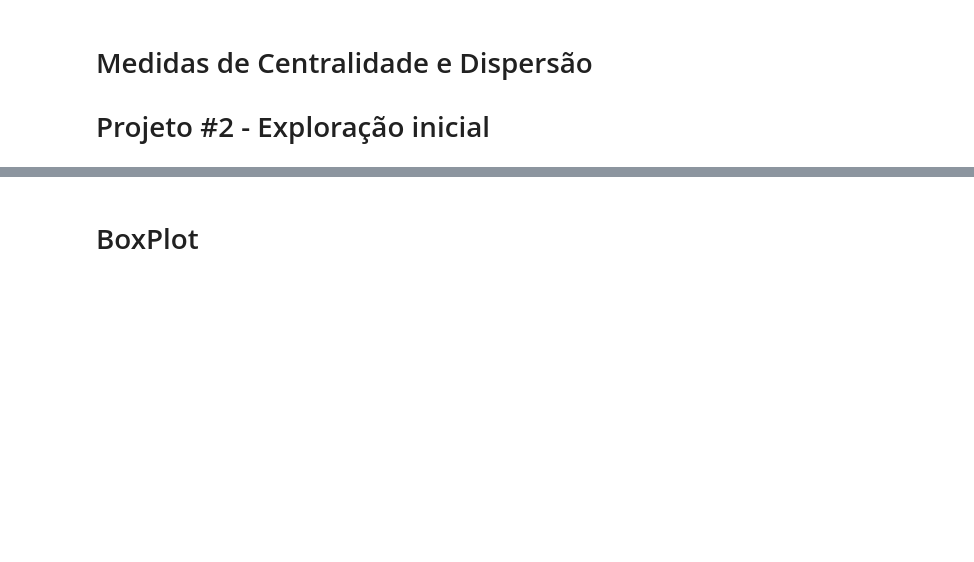
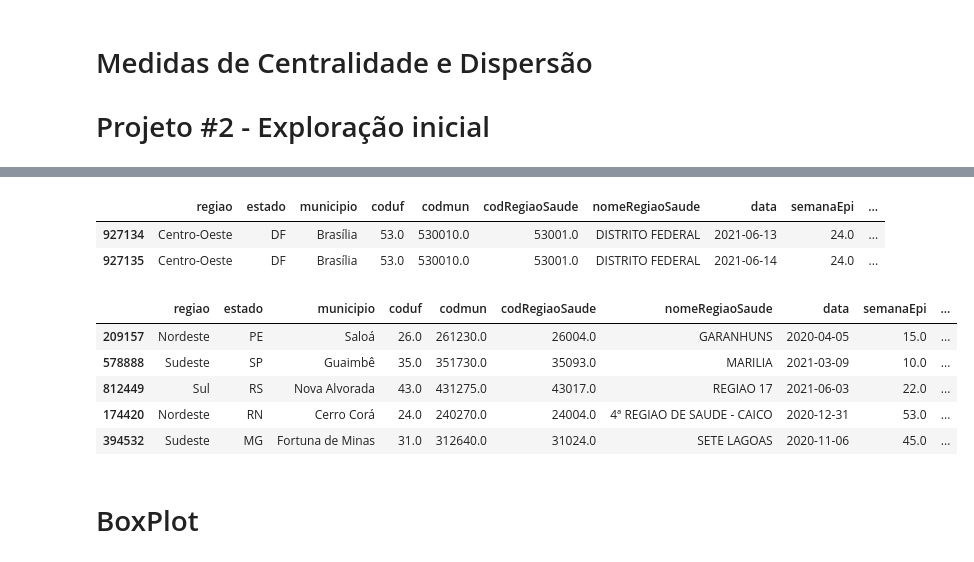
Before and after one commit to Rosicleide45/Projeto_ICD, a Jupyter notebook: Boletim_Covid-checkpoint.ipynb, the cells around one changed output, grey strips where cells are left out. Saved outputs shown, nothing was run; the diff lists cells and outputs as text; code cells hidden in the pictures; blank space fills up the shorter version.

```diff
--- a/Boletim_Covid-checkpoint.ipynb
+++ b/Boletim_Covid-checkpoint.ipynb
@@ -131,3 +153,20 @@ Desvio Padrão = 2953.68
+# %%
+# linhas finais
+df_casos.tail(2)
+# %% [output]
+|  | regiao | estado | municipio | coduf | codmun | codRegiaoSaude | nomeRegiaoSaude | data | semanaEpi | ... |
+| 927134 | Centro-Oeste | DF | Brasília | 53.0 | 530010.0 | 53001.0 | DISTRITO FEDERAL | 2021-06-13 | 24.0 | ... |
+| 927135 | Centro-Oeste | DF | Brasília | 53.0 | 530010.0 | 53001.0 | DISTRITO FEDERAL | 2021-06-14 | 24.0 | ... |
+# %%
+#linhas aleatorias do datafre
+df_casos.sample(5)
+# %% [output]
+|  | regiao | estado | municipio | coduf | codmun | codRegiaoSaude | nomeRegiaoSaude | data | semanaEpi | ... |
+| 209157 | Nordeste | PE | Saloá | 26.0 | 261230.0 | 26004.0 | GARANHUNS | 2020-04-05 | 15.0 | ... |
+| 578888 | Sudeste | SP | Guaimbê | 35.0 | 351730.0 | 35093.0 | MARILIA | 2021-03-09 | 10.0 | ... |
+| 812449 | Sul | RS | Nova Alvorada | 43.0 | 431275.0 | 43017.0 | REGIAO 17 | 2021-06-03 | 22.0 | ... |
+| 174420 | Nordeste | RN | Cerro Corá | 24.0 | 240270.0 | 24004.0 | 4ª REGIAO DE SAUDE - CAICO | 2020-12-31 | 53.0 | ... |
+| 394532 | Sudeste | MG | Fortuna de Minas | 31.0 | 312640.0 | 31024.0 | SETE LAGOAS | 2020-11-06 | 45.0 | ... |
 # %% [markdown]
 # BoxPlot
 # %%
```
Also changed, not shown: parts of 27 cells of this notebook.
